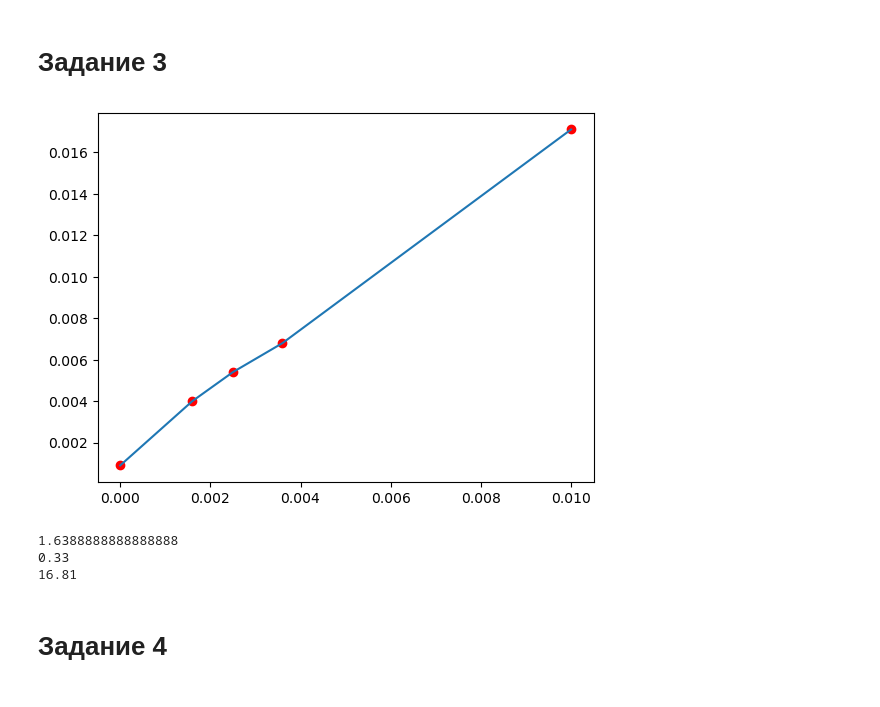
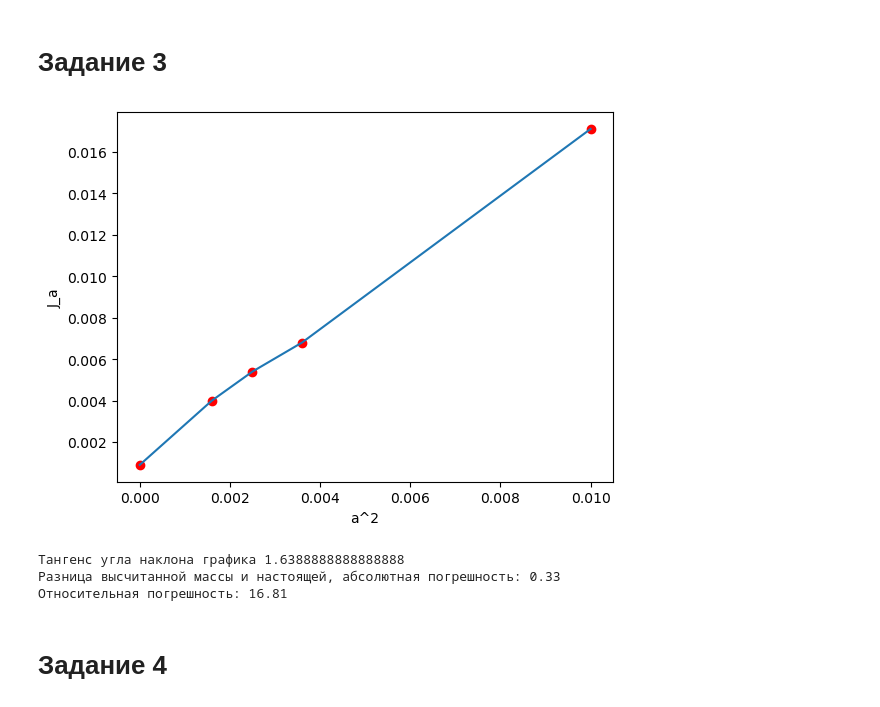
Before and after one commit to NinaSidorenko/lab5, a Jupyter notebook: Untitled.ipynb, the cells around one changed output. Saved outputs shown, nothing was run; the diff lists cells and outputs as text; code cells hidden in the pictures.

```diff
--- a/Untitled.ipynb
+++ b/Untitled.ipynb
@@ -83,10 +80,10 @@ av_J
 # Задание 2
 # %%
 file_path = "inert.csv"
-inert = read_csv_file (file_path)
-inert = preprocessing_data(inert)
+iner1 = read_csv_file (file_path)
+iner1 = preprocessing_data(iner1)
 
-print (inert)
+print (iner1)
 
 columns = ['a', 't', 'n', 'T', "J'", 'J_a']
 tab1 = pd.DataFrame(columns=columns)
@@ -98,7 +95,7 @@ r = 0.04
 L = 2.054
 
 for i in range(5):
-    line = [inert[i][0], int(inert[i][1]), int(inert[i][2]), round (inert[i][1]/inert[i][2], 2), round ((M*g*R*r*((inert[i][1]/inert[i][2])**2))/(4*(3.14**2)*L), 4),  round (((M*g*R*r*((inert[i][1]/inert[i][2])**2))/(4*(3.14**2)*L)-av_J)/2, 4)]
+    line = [iner1[i][0], int(iner1[i][1]), int(iner1[i][2]), round (period(iner1[i][1],iner1[i][2]), 2), round (inert(M,g,R,r, period(iner1[i][1],iner1[i][2]),L), 4),  round ((inert(M,g,R,r, period(iner1[i][1],iner1[i][2]), L)-av_J)/2, 4)]
     temp_df = pd.DataFrame([line], columns=columns)
     tab1 = pd.concat([tab1, temp_df], ignore_index=True)
 # %% [output]
@@ -117,26 +114,28 @@ tab1
 # %%
 a2 = []
 J_a = []
-for i in range (len(inert)):
-    a2.append (inert[i][0]**2)
-    J_a.append(round (((M*g*R*r*((inert[i][1]/inert[i][2])**2))/(4*(3.14**2)*L)-av_J)/2, 4))
+for i in range (len(iner1)):
+    a2.append (iner1[i][0]**2)
+    J_a.append(round ((inert(M,g,R,r, period(iner1[i][1],iner1[i][2]), L)-av_J)/2, 4))
 a2.sort()
 J_a.sort()
+plt.xlabel('a^2')
+plt.ylabel('J_a')
 plt.plot (a2, J_a, 'ro')
 plt.plot (a2, J_a)
 plt.show()
 
 tg = (J_a[3]-J_a[0])/(a2[3]-a2[0])
 m = 1.97
 
-print (tg)
-print (round(m-tg, 2))
-print (round(((m-tg)/m)*100, 2))
+print ("Тангенс угла наклона графика", tg)
+print ("Разница высчитанной массы и настоящей, абсолютная погрешность:", round(m-tg, 2))
+print ("Относительная погрешность:", round(((m-tg)/m)*100, 2))
 # %% [output]
-[figure, old version]
+[figure, new version]
-1.6388888888888888
-0.33
-16.81
+Тангенс угла наклона графика 1.6388888888888888
+Разница высчитанной массы и настоящей, абсолютная погрешность: 0.33
+Относительная погрешность: 16.81
 # %% [markdown]
 # Задание 4
 # %% [markdown]
```
Also changed, not shown: parts of 3 cells of this notebook, 1 other file.
